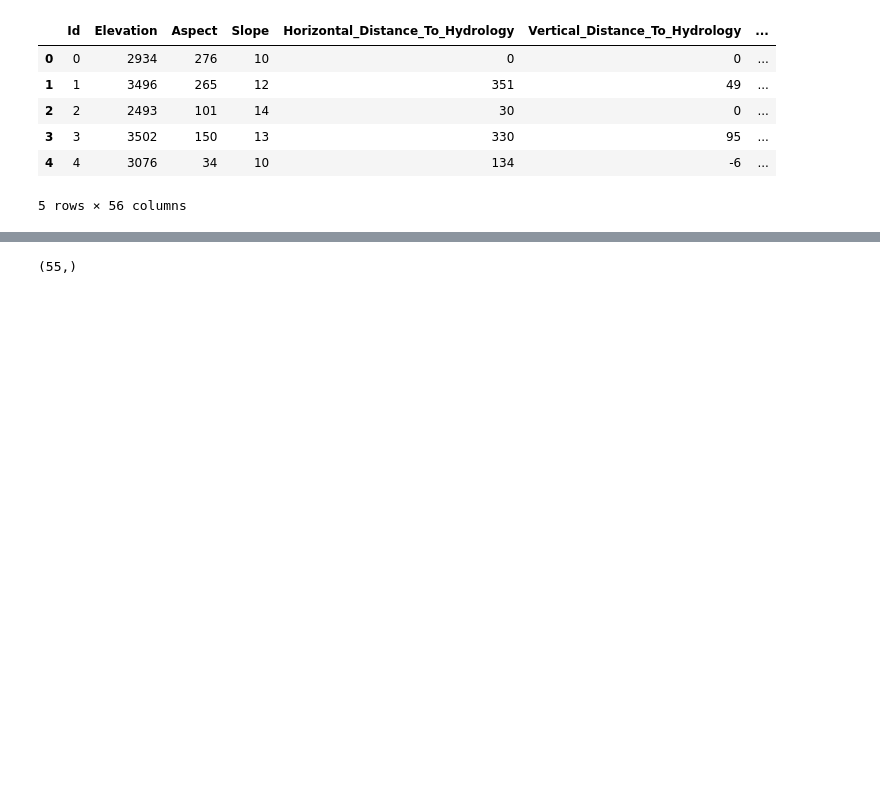
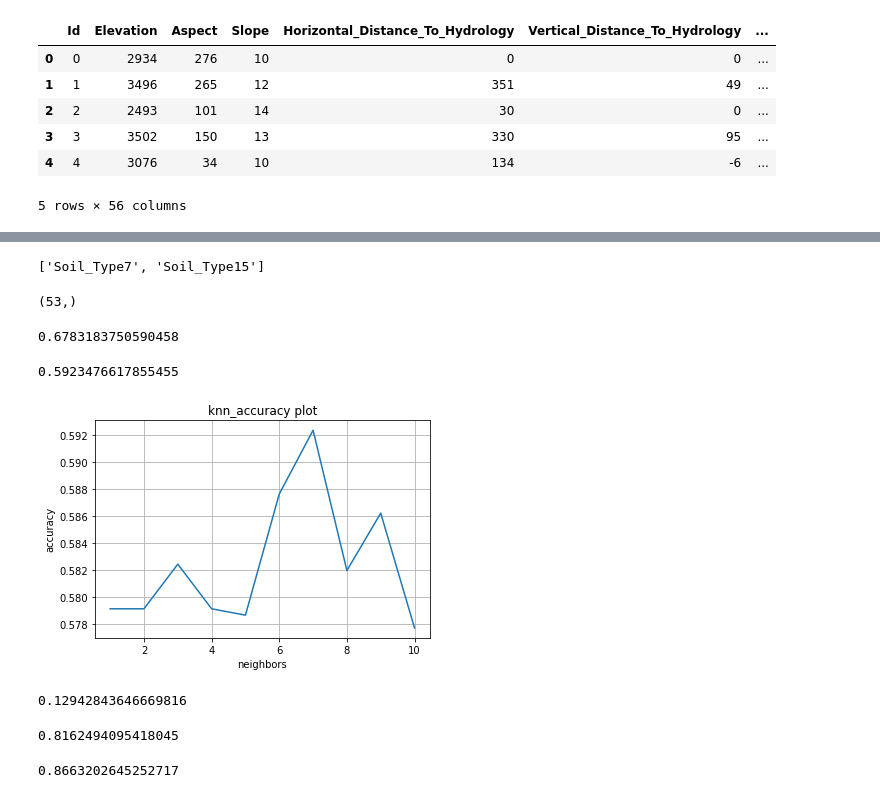
Before and after one commit to dskaustubh/Forest-Cover-Classifier, a Jupyter notebook: forest_cover_classifier.ipynb, the cells around one changed output, grey strips where cells are left out. Saved outputs shown, nothing was run; the diff lists cells and outputs as text; code cells hidden in the pictures; blank space fills up the shorter version.

Commit message:
update forest cover classifier

```diff
--- a/forest_cover_classifier.ipynb
+++ b/forest_cover_classifier.ipynb
@@ -64,8 +134,23 @@ df.head()
+# %%
+rem = []
+#Add constant columns as they don't help in prediction process
+for c in df.columns:
+    if df[c].std() == 0: #standard deviation is zero
+        rem.append(c)
+
+#drop the columns
+df.drop(rem,axis=1,inplace=True)
+
+print(rem)
+
+#Following columns are dropped
+# %% [output]
+['Soil_Type7', 'Soil_Type15']
 # %%
 X=df.drop(['Category'],axis=1)  #Seperating the label as y and the rest of attributes in X
 y=df['Category']
 X.iloc[0].shape
 # %% [output]
-(55,)
+(53,)
 # %%
 X_train, X_test, y_train, y_test = train_test_split(X, y,test_size=0.2, random_state=0)
@@ -71,0 +165,61 @@ X_train, X_test, y_train, y_test = train_test_split(X, y,test_size=0.2, random_s
+# %%
+clf_accuracy=[]
+# %%
+lg=LogisticRegression(max_iter=1000)
+lg.fit(X_train,y_train)
+pred=lg.predict(X_test)
+clf_accuracy.append(accuracy_score(y_test,pred))
+print(accuracy_score(y_test,pred))
+# %% [output]
+0.6783183750590458
+# %%
+from sklearn.neighbors import KNeighborsClassifier
+model=KNeighborsClassifier()
+
+
+l=[i for i in range(1,11)]
+accuracy=[]
+
+for i in l:
+    model=KNeighborsClassifier(n_neighbors=i,weights='distance')
+    model.fit(X_train,y_train)
+    pred=model.predict(X_test)
+    accuracy.append(accuracy_score(y_test,pred))
+
+plt.plot(l,accuracy)
+plt.title('knn_accuracy plot')
+plt.xlabel('neighbors')
+plt.ylabel('accuracy')
+plt.grid()
+
+print(max(accuracy))
+
+clf_accuracy.append(max(accuracy))
+# %% [output]
+0.5923476617855455
+[figure, added]
+# %%
+from sklearn.svm import SVC
+model=SVC(kernel='rbf')
+model.fit(X_train,y_train)
+pred=(model.predict(X_test))
+clf_accuracy.append(accuracy_score(y_test,pred))
+print(accuracy_score(y_test,pred))
+# %% [output]
+0.12942843646669816
+# %%
+rand=RandomForestClassifier()
+rand.fit(X_train,y_train)
+pred=rand.predict(X_test)
+clf_accuracy.append(accuracy_score(y_test,pred))
+print(accuracy_score(y_test,pred))
+# %% [output]
+0.8162494095418045
+# %%
+xgb=XGBClassifier(max_depth=7)
+xgb.fit(X_train,y_train)
+pred=xgb.predict(X_test)
+clf_accuracy.append(accuracy_score(y_test,pred))
+print(accuracy_score(y_test,pred))
+# %% [output]
+0.8663202645252717
```
Also changed, not shown: parts of 22 cells of this notebook.
